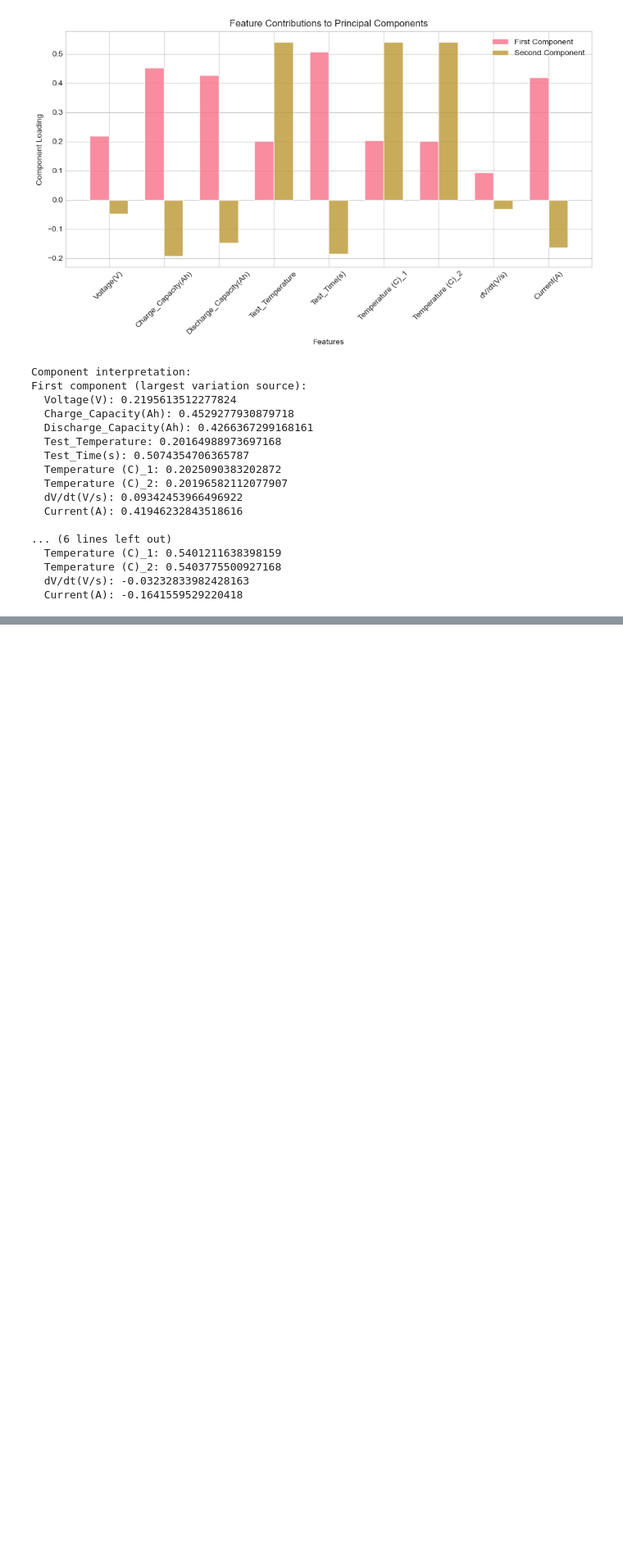
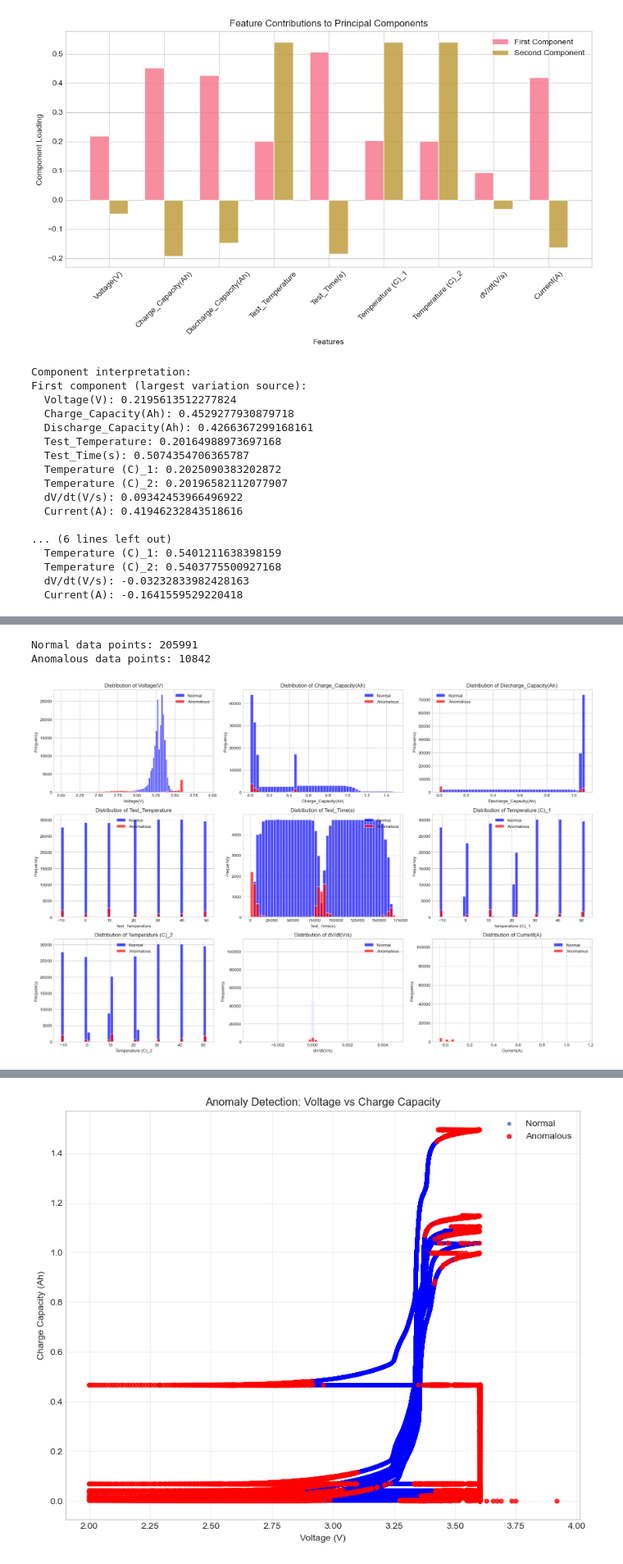
Before and after one commit to Jai-Kumar786/Machine_Learning_and_Alogorithms, a Jupyter notebook: 05-19-2025 Scikit-Learn with A123 Battery Data .ipynb, the cells around one changed output, grey strips where cells are left out. Shown at 82% size. Drawn from its saved outputs; the diff is of its cells as text; code cells hidden in the pictures; blank space fills up the shorter version.

```diff
--- a/05-19-2025 Scikit-Learn with A123 Battery Data .ipynb
+++ b/05-19-2025 Scikit-Learn with A123 Battery Data .ipynb
@@ -2454,0 +2564,74 @@ First component (largest variation source):
+# %%
+# Use Isolation Forest to detect anomalous battery behavior
+from sklearn.ensemble import IsolationForest
+
+# Prepare data for anomaly detection
+anomaly_features = ['Voltage(V)', 'Charge_Capacity(Ah)', 'Discharge_Capacity(Ah)',
+                    'Test_Temperature', 'Test_Time(s)', 'Temperature (C)_1',
+                    'Temperature (C)_2', 'dV/dt(V/s)', 'Current(A)']
+X_anomaly = battery_data_clean[anomaly_features].copy()
+X_anomaly = X_anomaly.dropna()
+
+# Scale the data
+scaler_anomaly = StandardScaler()
+X_anomaly_scaled = scaler_anomaly.fit_transform(X_anomaly)
+
+# Detect anomalies
+iso_forest = IsolationForest(contamination=0.05, random_state=42)
+anomaly_labels = iso_forest.fit_predict(X_anomaly_scaled)
+
+# Add anomaly labels to data
+X_anomaly['Anomaly'] = anomaly_labels
+
+# Count normal vs anomalous points
+print(f"Normal data points: {sum(anomaly_labels == 1)}")
+print(f"Anomalous data points: {sum(anomaly_labels == -1)}")
+
+# Visualize anomalies - FIXED CODE
+fig, axes = plt.subplots(3, 3, figsize=(18, 12))  # Adjusted figsize for better visibility
+
+features_plot = ['Voltage(V)', 'Charge_Capacity(Ah)', 'Discharge_Capacity(Ah)',
+                'Test_Temperature', 'Test_Time(s)', 'Temperature (C)_1',
+                'Temperature (C)_2', 'dV/dt(V/s)', 'Current(A)']
+
+# Correctly iterate through the 3x3 grid
+for i, feature in enumerate(features_plot):
+    # Calculate row and column for 3x3 grid
+    row = i // 3
+    col = i % 3
+
+    normal_data = X_anomaly[X_anomaly['Anomaly'] == 1]
+    anomaly_data = X_anomaly[X_anomaly['Anomaly'] == -1]
+
+    axes[row, col].hist(normal_data[feature], bins=50, alpha=0.7, label='Normal', color='blue')
+    axes[row, col].hist(anomaly_data[feature], bins=50, alpha=0.7, label='Anomalous', color='red')
+    axes[row, col].set_xlabel(feature)
+    axes[row, col].set_ylabel('Frequency')
+    axes[row, col].set_title(f'Distribution of {feature}')
+    axes[row, col].legend()
+
+plt.tight_layout()
+plt.show()
+
+# Examine some anomalous cases
+print("\nSample anomalous measurements:")
+print(X_anomaly[X_anomaly['Anomaly'] == -1].head())
+
+# Optional: Add a scatter plot to visualize anomalies in 2D space
+plt.figure(figsize=(10, 8))
+plt.scatter(X_anomaly[X_anomaly['Anomaly'] == 1]['Voltage(V)'],
+            X_anomaly[X_anomaly['Anomaly'] == 1]['Charge_Capacity(Ah)'],
+            c='blue', label='Normal', alpha=0.5, s=10)
+plt.scatter(X_anomaly[X_anomaly['Anomaly'] == -1]['Voltage(V)'],
+            X_anomaly[X_anomaly['Anomaly'] == -1]['Charge_Capacity(Ah)'],
+            c='red', label='Anomalous', alpha=0.8, s=20)
+plt.xlabel('Voltage (V)')
+plt.ylabel('Charge Capacity (Ah)')
+plt.title('Anomaly Detection: Voltage vs Charge Capacity')
+plt.legend()
+plt.grid(True, alpha=0.3)
+plt.show()
+# %% [output]
+Normal data points: 205991
+Anomalous data points: 10842
+[figure, added]
@@ -2454,0 +2655 @@ First component (largest variation source):
+[figure, added]
```
Also changed, not shown: parts of 3 cells of this notebook.
